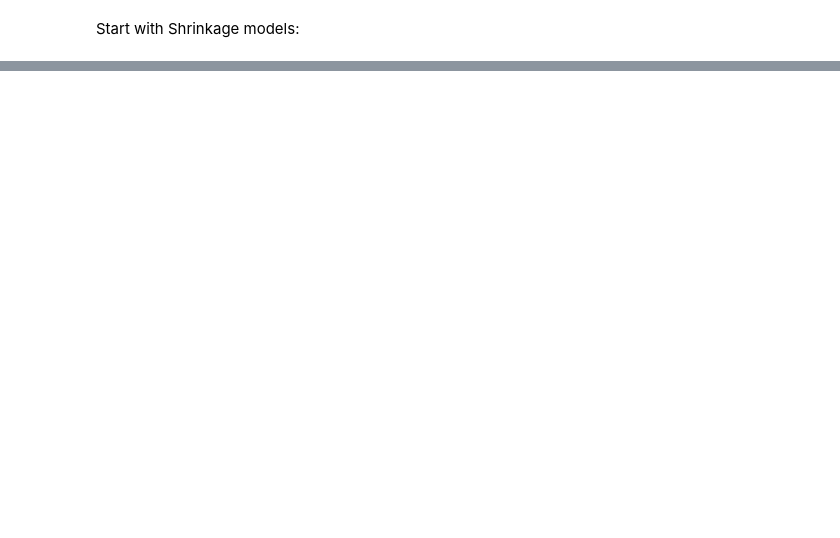
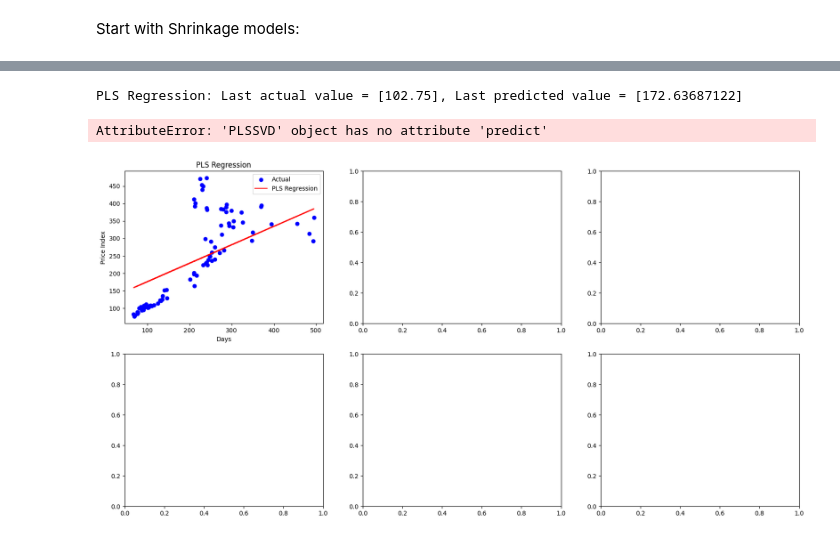
Before and after one commit to Ankru98/masterthesis, a Jupyter notebook: ML_price_data_filtered.ipynb, the cells around one changed output, grey strips where cells are left out. Cells and saved outputs as stored; diff of their text form; code cells hidden in the pictures; blank space fills up the shorter version.

```diff
--- a/ML_price_data_filtered.ipynb
+++ b/ML_price_data_filtered.ipynb
@@ -97,0 +104,33 @@ TypeError: The DType <class 'numpy.dtype[datetime64]'> could not be promoted by
+# %%
+dimentionality_reduction_models = {'PLS Regression': PLSRegression(n_components=1),
+                                    'PLS SVD': PLSSVD(n_components=1),
+                                    'PCA': PCA(n_components=1),
+                                    'Sparse PCA': SparsePCA(n_components=1),
+                                    'Fast ICA': FastICA(n_components=1)}
+
+# Set up the figure and subplot axes
+fig, ax = plt.subplots(2, 3, figsize=(20, 10))
+ax = ax.flatten()
+
+# Loop through the models and create a subplot for each
+for i, (name, model) in enumerate(dimentionality_reduction_models.items()):
+    # Fit the model
+    y_pred = model.fit(X_train, y_train).predict(X_test)
+
+    # numerical comparison
+    print(f'{name}: Last actual value = {y_test[-1]}, Last predicted value = {y_pred[-1]}')
+
+    # Plot the actual and predicted values
+    ax[i].scatter(X_test, y_test, color='blue', label='Actual')
+    ax[i].plot(X_test, y_pred, color='red', label=name)
+    ax[i].set_xlabel('Days')
+    ax[i].set_ylabel('Price Index')
+    ax[i].set_title(name)
+    ax[i].legend()
+
+plt.tight_layout()
+plt.show()
+# %% [output]
+PLS Regression: Last actual value = [102.75], Last predicted value = [172.63687122]
+AttributeError: 'PLSSVD' object has no attribute 'predict'
+[figure, added]
```
Also changed, not shown: parts of 12 cells of this notebook, 2 other files.
